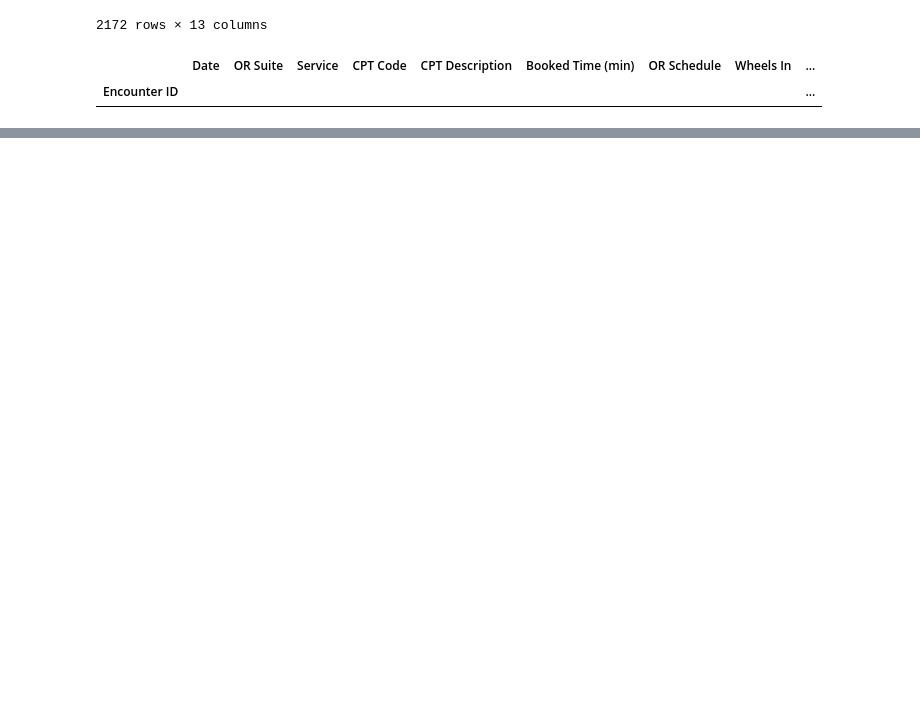
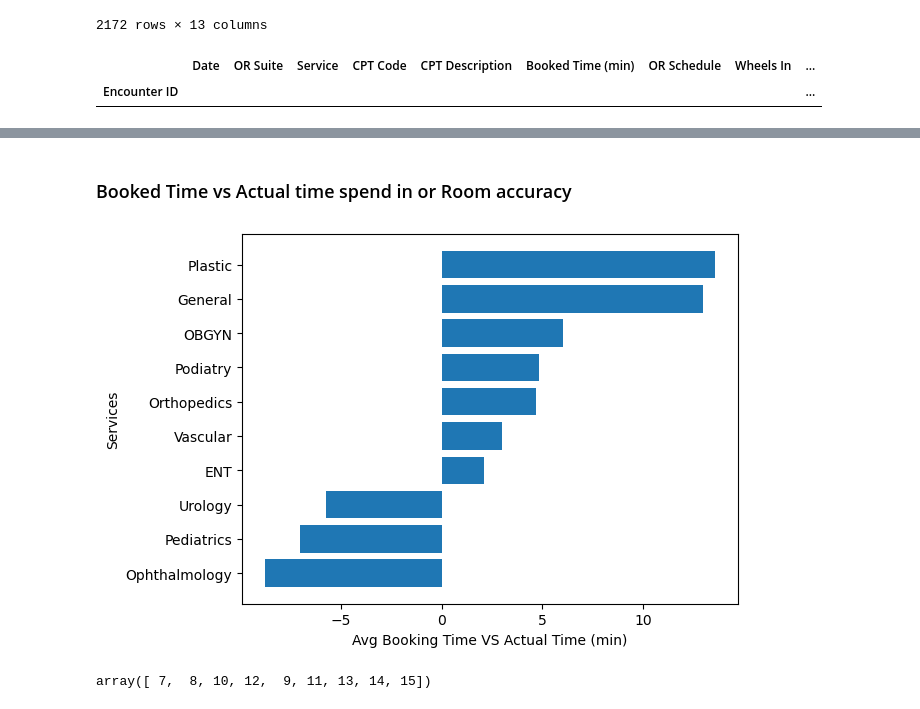
Before and after one commit to vidyuthmk/DataAnalysis_Operation_Room, a Jupyter notebook: Operation_room_Data_Metric.ipynb, the cells around one changed output, grey strips where cells are left out. Cells and saved outputs as stored; diff of their text form; code cells hidden in the pictures; blank space fills up the shorter version.

Commit message:
Added Graph for Booked_time vs Actual time in OR and most scheduled hour on a day

```diff
--- a/Operation_room_Data_Metric.ipynb
+++ b/Operation_room_Data_Metric.ipynb
@@ -92,0 +95,8 @@ Length: 231, dtype: int64
+# %%
+b_df=raw_df.groupby('Service')['Booked Time (min)'].mean().reset_index().sort_values(by='Booked Time (min)', ascending=False).round(decimals=2)
+# %%
+a_df=raw_df.groupby('Service')['Actual_time'].mean().reset_index().sort_values(by='Actual_time', ascending=False).round(decimals=2)
+# %%
+
+b_df=b_df.set_index('Service')
+a_df=a_df.set_index('Service')
@@ -92,0 +118,26 @@ Length: 231, dtype: int64
+# %% [markdown]
+### Booked Time vs Actual time spend in or Room accuracy
+# %%
+
+# Fixing random state for reproducibility
+np.random.seed(19680801)
+
+
+plt.rcdefaults()
+fig, ax = plt.subplots()
+
+services = b_df.index
+y_pos = np.arange(len(services))
+performance =(a_df['Actual_time']-b_df['Booked Time (min)']).sort_values(ascending=False)
+
+
+ax.barh(y_pos, performance, align='center')
+ax.set_yticks(y_pos, labels=services)
+ax.invert_yaxis()  # labels read top-to-bottom
+ax.set_ylabel('Services')
+ax.set_xlabel('Avg Booking Time VS Actual Time (min)')
+
+
+plt.show()
+# %% [output]
+[figure, added]
@@ -92,0 +149,4 @@ Length: 231, dtype: int64
+# %%
+raw_df['scheduled_hours'].unique()
+# %% [output]
+array([ 7,  8, 10, 12,  9, 11, 13, 14, 15])
```
Also changed, not shown: parts of 11 cells of this notebook.
